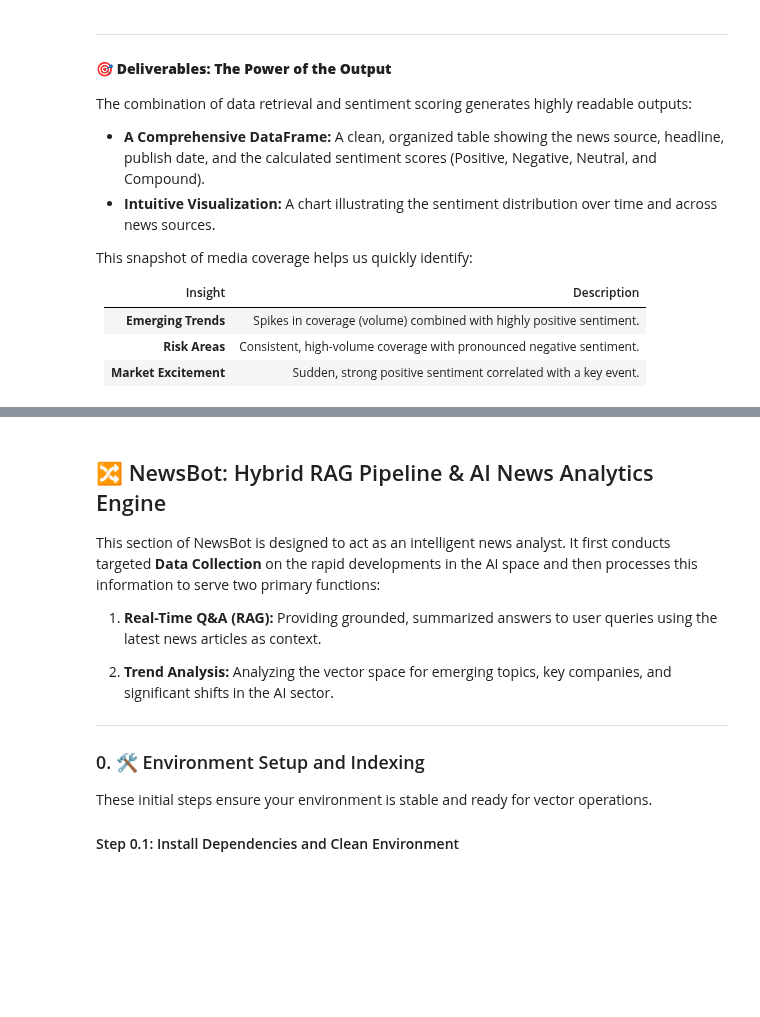
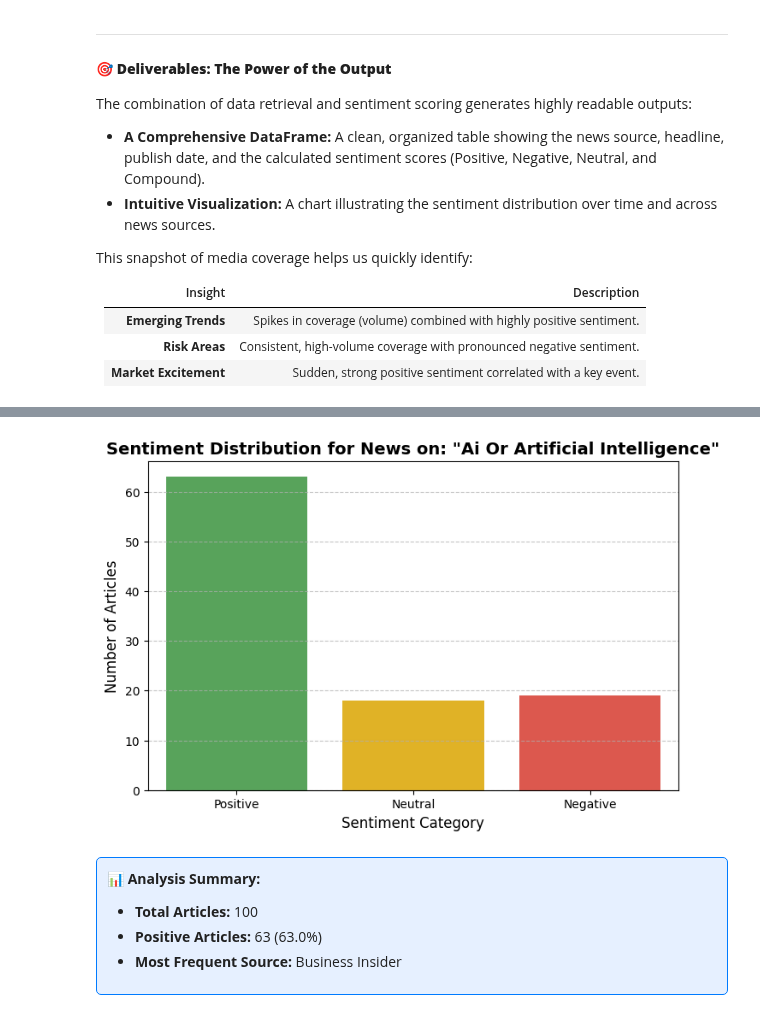
Before and after one commit to norikokono/Kaggle, a Jupyter notebook: newsbot.ipynb, the cells around one changed output, grey strips where cells are left out. Drawn from its saved outputs; the diff is of its cells as text; code cells hidden in the pictures; blank space fills up the shorter version.

```diff
--- a/newsbot.ipynb
+++ b/newsbot.ipynb
@@ -1170,49 +1359,39 @@ if 'news_df' in locals() and not news_df.empty:
     color_map = {'Positive': '#4CAF50', 'Neutral': '#FFC107', 'Negative': '#F44336'}
 
     sns.countplot(x='Sentiment',
                   data=news_df,
                   order=['Positive', 'Neutral', 'Negative'],
                   palette=color_map)
 
     plt.title(f'Sentiment Distribution for News on: "{search_query.title()}"',
               fontsize=14,
               fontweight='bold')
     plt.xlabel('Sentiment Category', fontsize=12)
     plt.ylabel('Number of Articles', fontsize=12)
     plt.grid(axis='y', linestyle='--', alpha=0.7)
     plt.show()
 
     # Summary box
     positive_count = news_df[news_df['Sentiment'] == 'Positive'].shape[0]
     total_count = news_df.shape[0]
     positive_percent = (positive_count / total_count) * 100 if total_count > 0 else 0
 
     display(HTML(f"""
     <div style="border: 1px solid #007BFF; padding: 10px; border-radius: 5px; background-color: #E6F0FF;">
         <p><strong>📊 Analysis Summary:</strong></p>
         <ul>
-            <li>**Total Articles:** {total_count}</li>
-            <li>**Positive Articles:** {positive_count} ({positive_percent:.1f}%)</li>
-            <li>**Most Frequent Source:** {news_df['Source'].mode()[0] if not news_df.empty else 'N/A'}</li>
+            <li><strong>Total Articles:</strong> {total_count}</li>
+            <li><strong>Positive Articles:</strong> {positive_count} ({positive_percent:.1f}%)</li>
+            <li><strong>Most Frequent Source:</strong> {news_df['Source'].mode()[0] if not news_df.empty else 'N/A'}</li>
         </ul>
     </div>
     """))
 
 else:
     print("Skipping visualization: DataFrame is empty.")
+# %% [output]
+[figure, added]
+📊 Analysis Summary:
+Total Articles: 100
+Positive Articles: 63 (63.0%)
+Most Frequent Source: Business Insider
-# %% [markdown]
-## 🔀 NewsBot: Hybrid RAG Pipeline & AI News Analytics Engine
-
-This section of NewsBot is designed to act as an intelligent news analyst. It first conducts targeted **Data Collection** on the rapid developments in the AI space and then processes this information to serve two primary functions:
-
-1. **Real-Time Q&A (RAG):** Providing grounded, summarized answers to user queries using the latest news articles as context.
-
-2. **Trend Analysis:** Analyzing the vector space for emerging topics, key companies, and significant shifts in the AI sector.
-
----
-
-### 0. 🛠️ Environment Setup and Indexing
-
-These initial steps ensure your environment is stable and ready for vector operations.
-
-#### Step 0.1: Install Dependencies and Clean Environment
```
Also changed, not shown: parts of 40 cells of this notebook.
